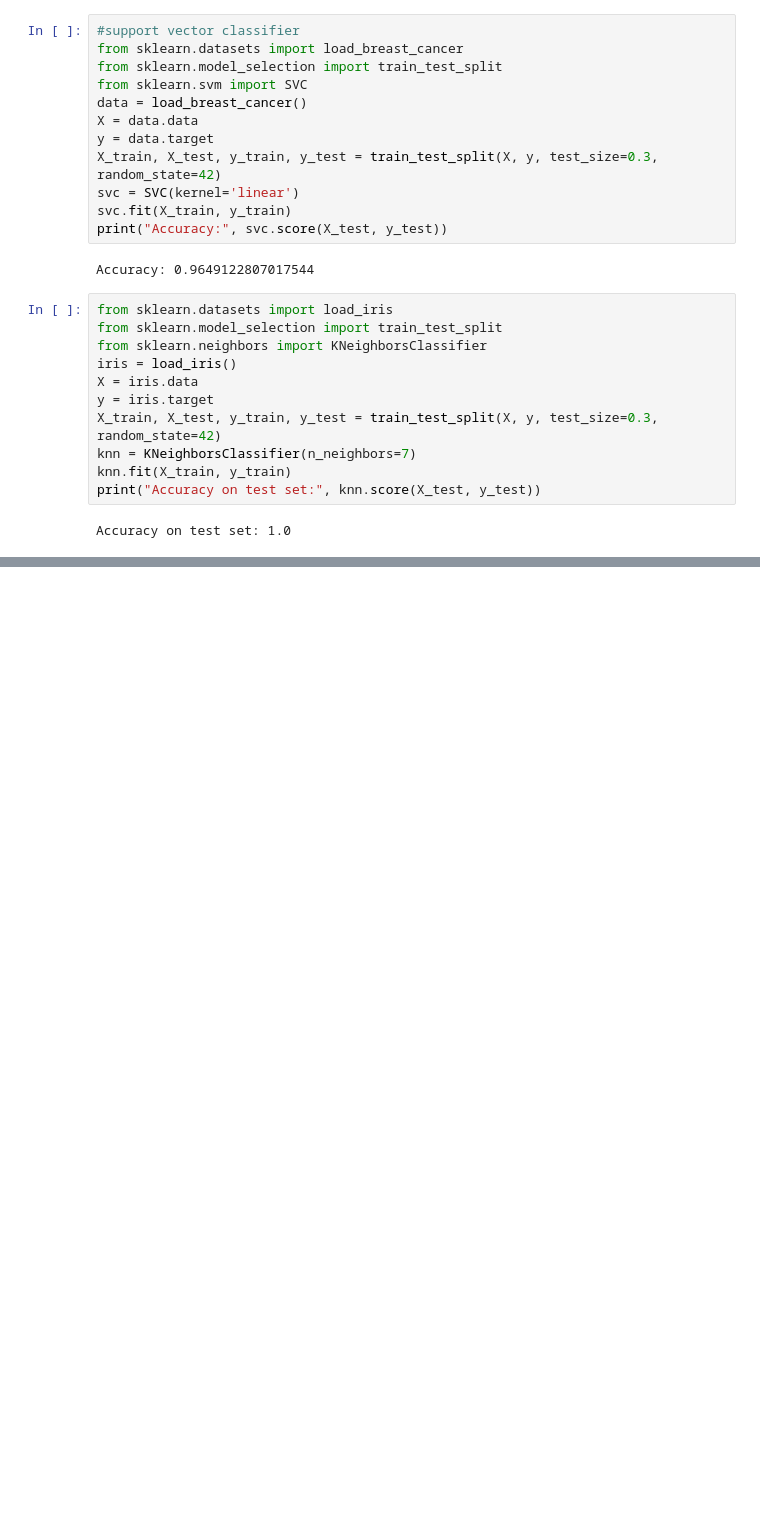
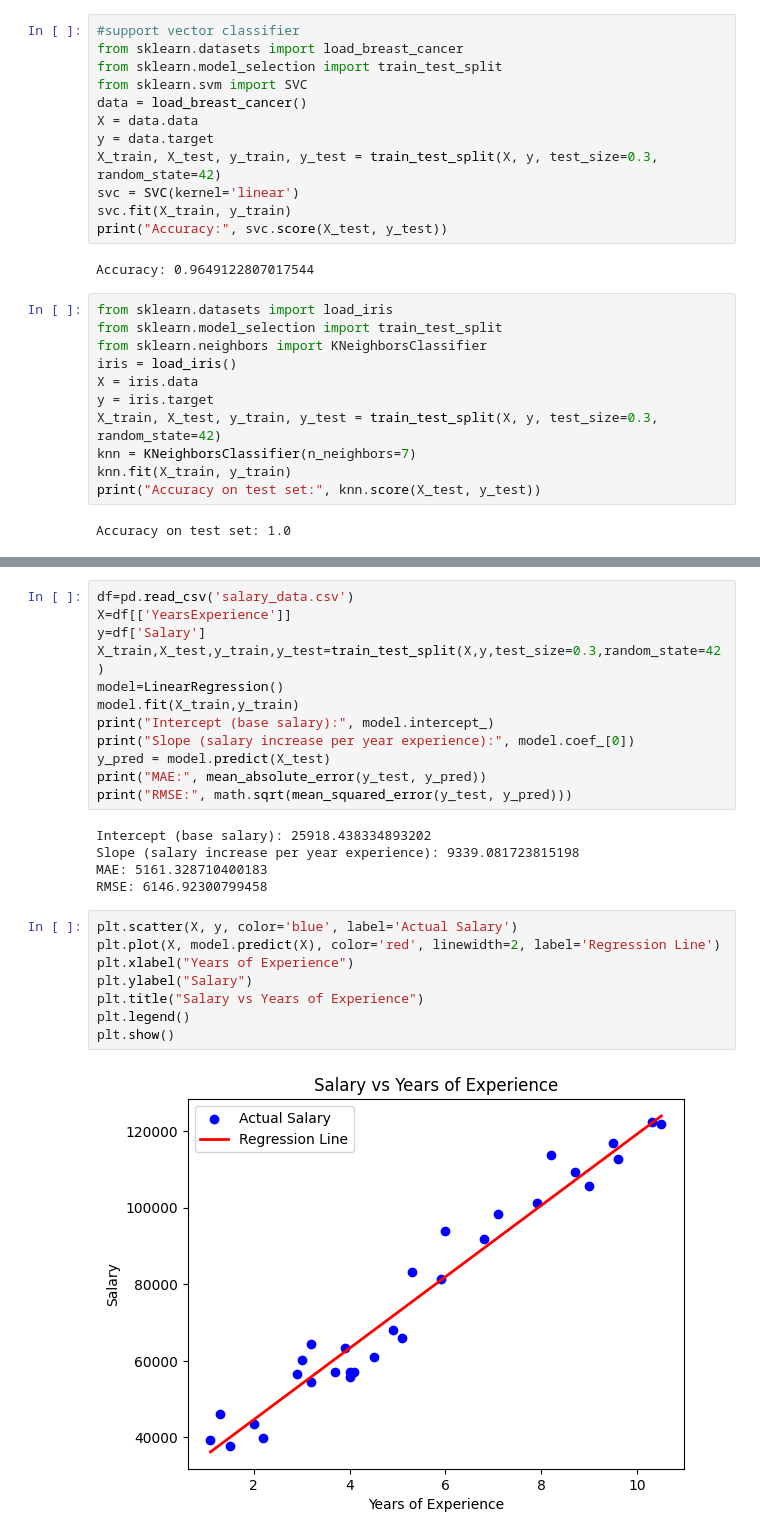
Before and after one commit to Madathanapalleleena/ML_LAB_152, a Jupyter notebook: ML_Lab_Practice.ipynb, the cells around one changed output, grey strips where cells are left out. Drawn from its saved outputs; the diff is of its cells as text; blank space fills up the shorter version.

```diff
--- a/ML_Lab_Practice.ipynb
+++ b/ML_Lab_Practice.ipynb
@@ -1878,0 +1977,27 @@ Accuracy on test set: 1.0
+# %%
+df=pd.read_csv('salary_data.csv')
+X=df[['YearsExperience']]
+y=df['Salary']
+X_train,X_test,y_train,y_test=train_test_split(X,y,test_size=0.3,random_state=42)
+model=LinearRegression()
+model.fit(X_train,y_train)
+print("Intercept (base salary):", model.intercept_)
+print("Slope (salary increase per year experience):", model.coef_[0])
+y_pred = model.predict(X_test)
+print("MAE:", mean_absolute_error(y_test, y_pred))
+print("RMSE:", math.sqrt(mean_squared_error(y_test, y_pred)))
+# %% [output]
+Intercept (base salary): 25918.438334893202
+Slope (salary increase per year experience): 9339.081723815198
+MAE: 5161.328710400183
+RMSE: 6146.92300799458
+# %%
+plt.scatter(X, y, color='blue', label='Actual Salary')
+plt.plot(X, model.predict(X), color='red', linewidth=2, label='Regression Line')
+plt.xlabel("Years of Experience")
+plt.ylabel("Salary")
+plt.title("Salary vs Years of Experience")
+plt.legend()
+plt.show()
+# %% [output]
+[figure, added]
```
Also changed, not shown: parts of 15 cells of this notebook.
